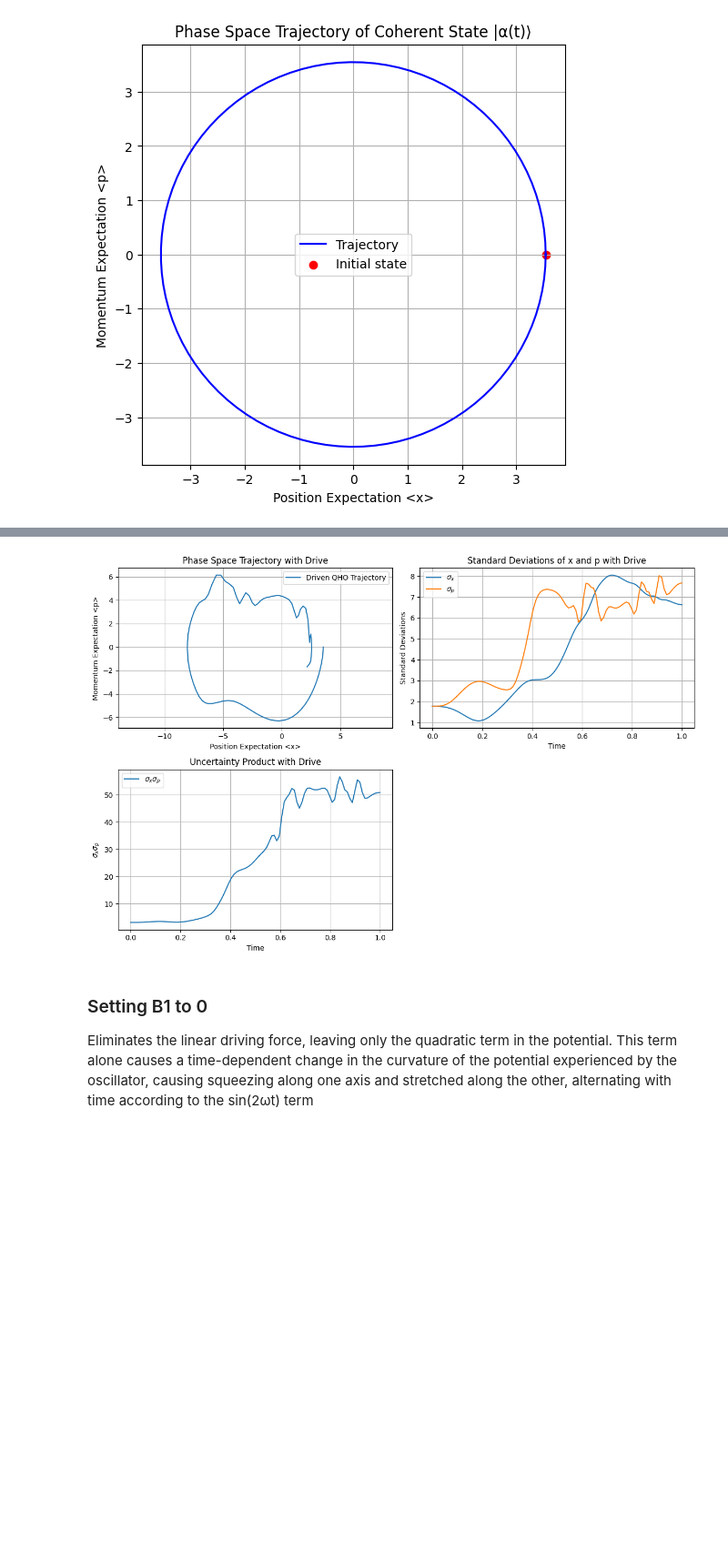
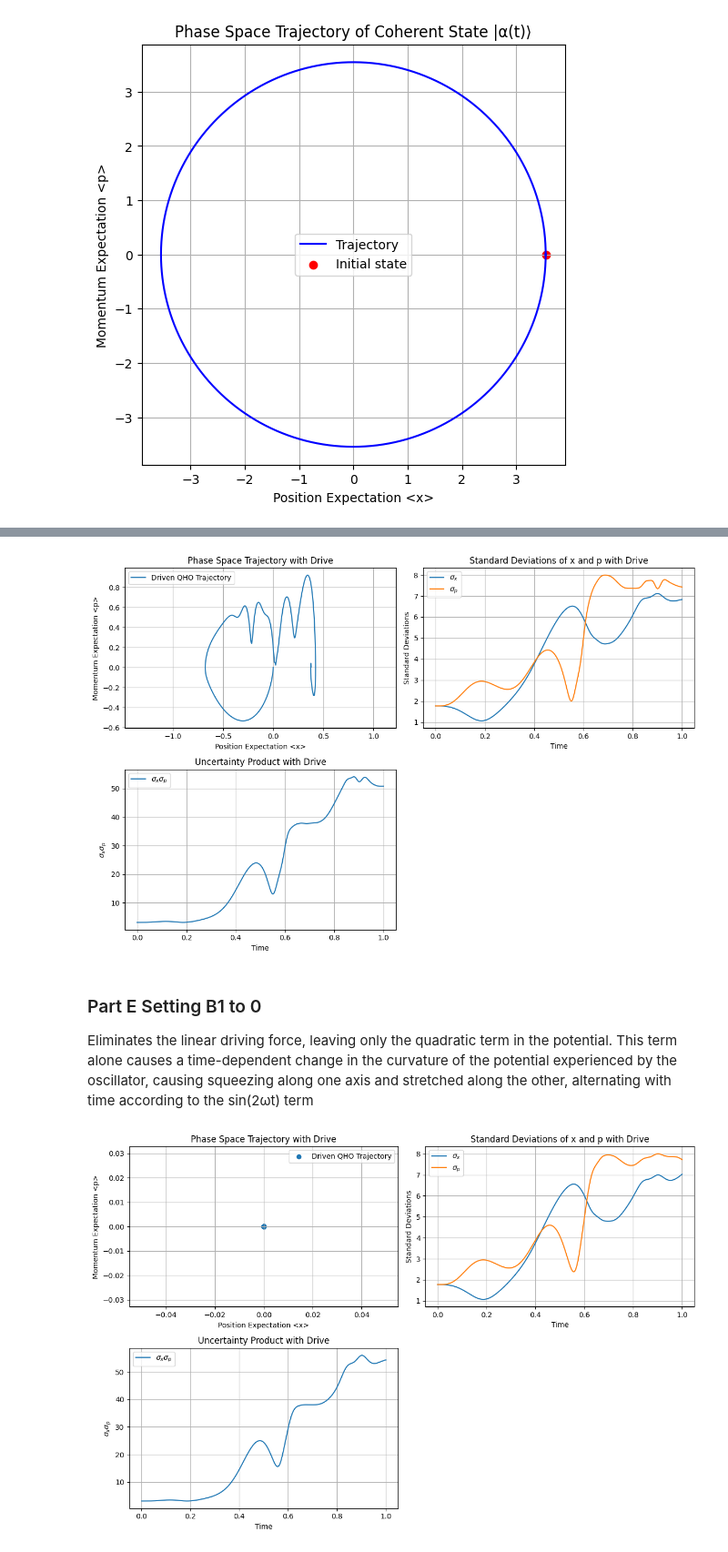
Before and after one commit to sarahstrong0/quantum-estimation, a Jupyter notebook: squeezing-qho.ipynb, the cells around one changed output, grey strips where cells are left out. Shown at 91% size. Cells and saved outputs as stored; diff of their text form; code cells hidden in the pictures; blank space fills up the shorter version.

```diff
--- a/squeezing-qho.ipynb
+++ b/squeezing-qho.ipynb
@@ -158,6 +163,7 @@ plt.show()
 # %%
 beta1 = 1
 beta2 = 1
+fock_state = fock(N, 0)
 
 def drive1_coeff(t, args):
     return beta1 * np.sin(2 * omega * t)
@@ -172,7 +178,7 @@ H_drive2 = [x**2, drive2_coeff]
 H = [H_0, H_drive1, H_drive2]
 
 # solve the time-dependent schrodinger equation
-result = sesolve(H, coherent_state, times)
+result = sesolve(H, fock_state, times)
 
 # calculate expectation values and uncertainties for x and p
 x_expectation_values = expect(x, result.states)
@@ -180,6 +186,7 @@ p_expectation_values = expect(p, result.states)
 sigma_x = np.sqrt(expect(x**2, result.states) - x_expectation_values**2)
 sigma_p = np.sqrt(expect(p**2, result.states) - p_expectation_values**2)
 sigma_xp = sigma_x * sigma_p
+
 
 # expectation values in phase space
 plt.figure(figsize=(12, 8))
@@ -214,6 +221,6 @@ plt.grid(True)
 plt.tight_layout()
 plt.show()
 # %% [output]
-[figure, old version]
+[figure, new version]
 # %% [markdown]
-### Setting B1 to 0
+### Part E Setting B1 to 0
@@ -221 +228,61 @@ plt.show()
 Eliminates the linear driving force, leaving only the quadratic term in the potential. This term alone causes a time-dependent change in the curvature of the potential experienced by the oscillator, causing squeezing along one axis and stretched along the other, alternating with time according to the sin(2ωt) term
+# %%
+beta1 = 0
+beta2 = 1
+fock_state = fock(N, 0)
+
+def drive1_coeff(t, args):
+    return beta1 * np.sin(2 * omega * t)
+
+def drive2_coeff(t, args):
+    return beta2 * np.sin(2 * omega * t)
+
+H_drive1 = [x, drive1_coeff]
+H_drive2 = [x**2, drive2_coeff]
+
+# complete Hamiltonian with the drive
+H = [H_0, H_drive1, H_drive2]
+# solve the time-dependent schrodinger equation
+result_01 = sesolve(H, fock_state, times)
+
+# calculate expectation values and uncertainties for x and p
+x_expectation_values = expect(x, result_01.states)
+p_expectation_values = expect(p, result_01.states)
+sigma_x = np.sqrt(expect(x**2, result_01.states) - x_expectation_values**2)
+sigma_p = np.sqrt(expect(p**2, result_01.states) - p_expectation_values**2)
+sigma_xp = sigma_x * sigma_p
+
+# expectation values in phase space
+plt.figure(figsize=(12, 8))
+plt.subplot(2, 2, 1)
+plt.scatter(x_expectation_values, p_expectation_values, label='Driven QHO Trajectory')
+plt.xlabel('Position Expectation <x>')
+plt.ylabel('Momentum Expectation <p>')
+plt.title('Phase Space Trajectory with Drive')
+plt.legend()
+plt.axis('equal')
+plt.grid(True)
+
+# standard deviations of x and p
+plt.subplot(2, 2, 2)
+plt.plot(times, sigma_x, label=r'$\sigma_x$')
+plt.plot(times, sigma_p, label=r'$\sigma_p$')
+plt.xlabel('Time')
+plt.ylabel('Standard Deviations')
+plt.title('Standard Deviations of x and p with Drive')
+plt.legend()
+plt.grid(True)
+
+# product of standard deviations
+plt.subplot(2, 2, 3)
+plt.plot(times, sigma_xp, label=r'$\sigma_x \sigma_p$')
+plt.xlabel('Time')
+plt.ylabel(r'$\sigma_x \sigma_p$')
+plt.title('Uncertainty Product with Drive')
+plt.legend()
+plt.grid(True)
+
+plt.tight_layout()
+plt.show()
+# %% [output]
+[figure, added]
```
Also changed, not shown: parts of 8 cells of this notebook, 2 other files.
